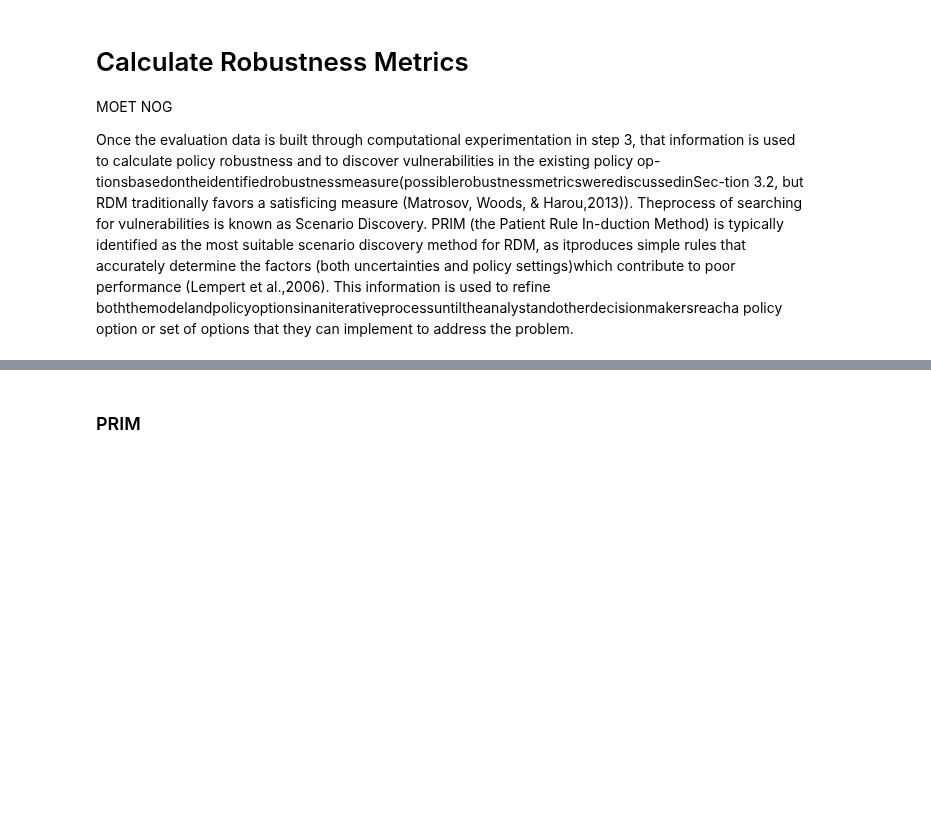
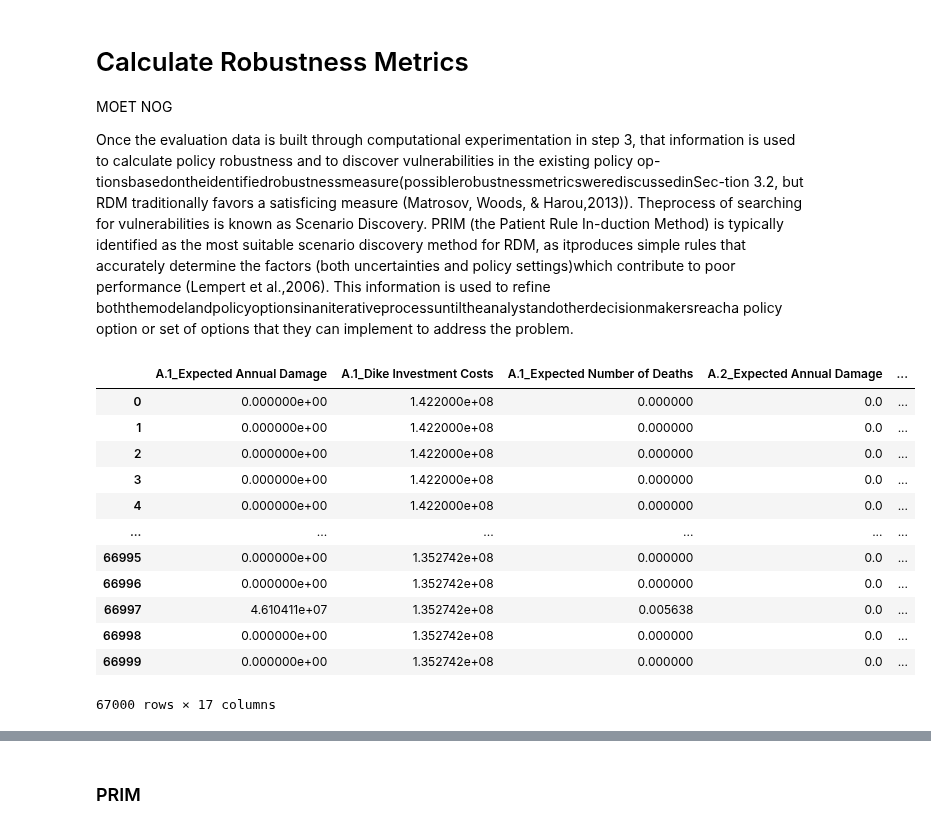
Before and after one commit to JasperBaars/EPA1361_Model-based_Decision-making, a Jupyter notebook: Final Assignment EPA1361/Model and Notebooks/4. Scenario Discovery.ipynb, the cells around one changed output, grey strips where cells are left out. Saved outputs shown, nothing was run; the diff lists cells and outputs as text; code cells hidden in the pictures; blank space fills up the shorter version.

```diff
--- a/Final Assignment EPA1361/Model and Notebooks/4. Scenario Discovery.ipynb
+++ b/Final Assignment EPA1361/Model and Notebooks/4. Scenario Discovery.ipynb
@@ -37,8 +37,37 @@ Load results from Uncertainty Analysis
 uncertainty_results = pd.read_pickle(r'../generated_datasets/policy_uncertainty_provinces.pkl')
 experiments_and_results = pd.read_pickle(r'../generated_datasets/policy_uncertainty_experiments_results.pkl')
 aggregated_outcomes = pd.read_pickle(r'../generated_datasets/policy_uncertainty_aggregated.pkl')
+uncertainty_results_run = pd.read_pickle(r'../generated_datasets/policy_uncertainty_test.pkl')
 # %% [markdown]
 # Calculate Robustness Metrics
 MOET NOG
 
 Once the evaluation data is built through computational experimentation in step 3, that information is used to calculate policy robustness and to discover vulnerabilities in the existing policy op-tionsbasedontheidentifiedrobustnessmeasure(possiblerobustnessmetricswerediscussedinSec-tion 3.2, but RDM traditionally favors a satisficing measure (Matrosov, Woods, & Harou,2013)). Theprocess of searching for vulnerabilities is known as Scenario Discovery. PRIM (the Patient Rule In-duction Method) is typically identified as the most suitable scenario discovery method for RDM, as itproduces simple rules that accurately determine the factors (both uncertainties and policy settings)which contribute to poor performance (Lempert et al.,2006). This information is used to refine boththemodelandpolicyoptionsinaniterativeprocessuntiltheanalystandotherdecisionmakersreacha policy option or set of options that they can implement to address the problem.
+# %%
+experiments, outcomes = uncertainty_results_run
+
+results_df = pd.DataFrame()
+for k in outcomes:
+    test_list = []
+    for i in range(len(experiments)):
+        t = outcomes[k][i].sum()
+        test_list.append(t)
+    results_df[k]=test_list
+
+
+
+results_df
+# %% [output]
+|  | A.1_Expected Annual Damage | A.1_Dike Investment Costs | A.1_Expected Number of Deaths | A.2_Expected Annual Damage | ... |
+| 0 | 0.000000e+00 | 1.422000e+08 | 0.000000 | 0.0 | ... |
+| 1 | 0.000000e+00 | 1.422000e+08 | 0.000000 | 0.0 | ... |
+| 2 | 0.000000e+00 | 1.422000e+08 | 0.000000 | 0.0 | ... |
+| 3 | 0.000000e+00 | 1.422000e+08 | 0.000000 | 0.0 | ... |
+| 4 | 0.000000e+00 | 1.422000e+08 | 0.000000 | 0.0 | ... |
+| ... | ... | ... | ... | ... | ... |
+| 66995 | 0.000000e+00 | 1.352742e+08 | 0.000000 | 0.0 | ... |
+| 66996 | 0.000000e+00 | 1.352742e+08 | 0.000000 | 0.0 | ... |
+| 66997 | 4.610411e+07 | 1.352742e+08 | 0.005638 | 0.0 | ... |
+| 66998 | 0.000000e+00 | 1.352742e+08 | 0.000000 | 0.0 | ... |
+| 66999 | 0.000000e+00 | 1.352742e+08 | 0.000000 | 0.0 | ... |
+67000 rows × 17 columns
```
Also changed, not shown: parts of 7 cells of this notebook, 1 other file.
